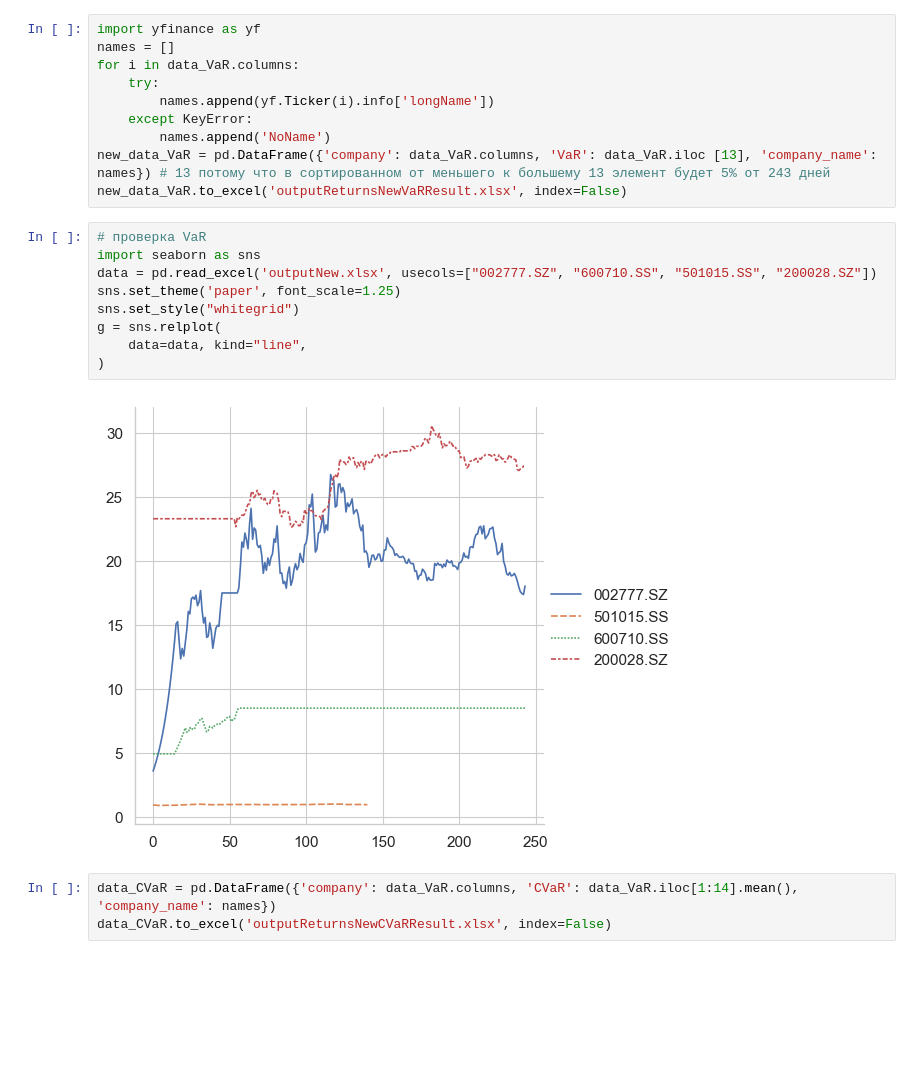
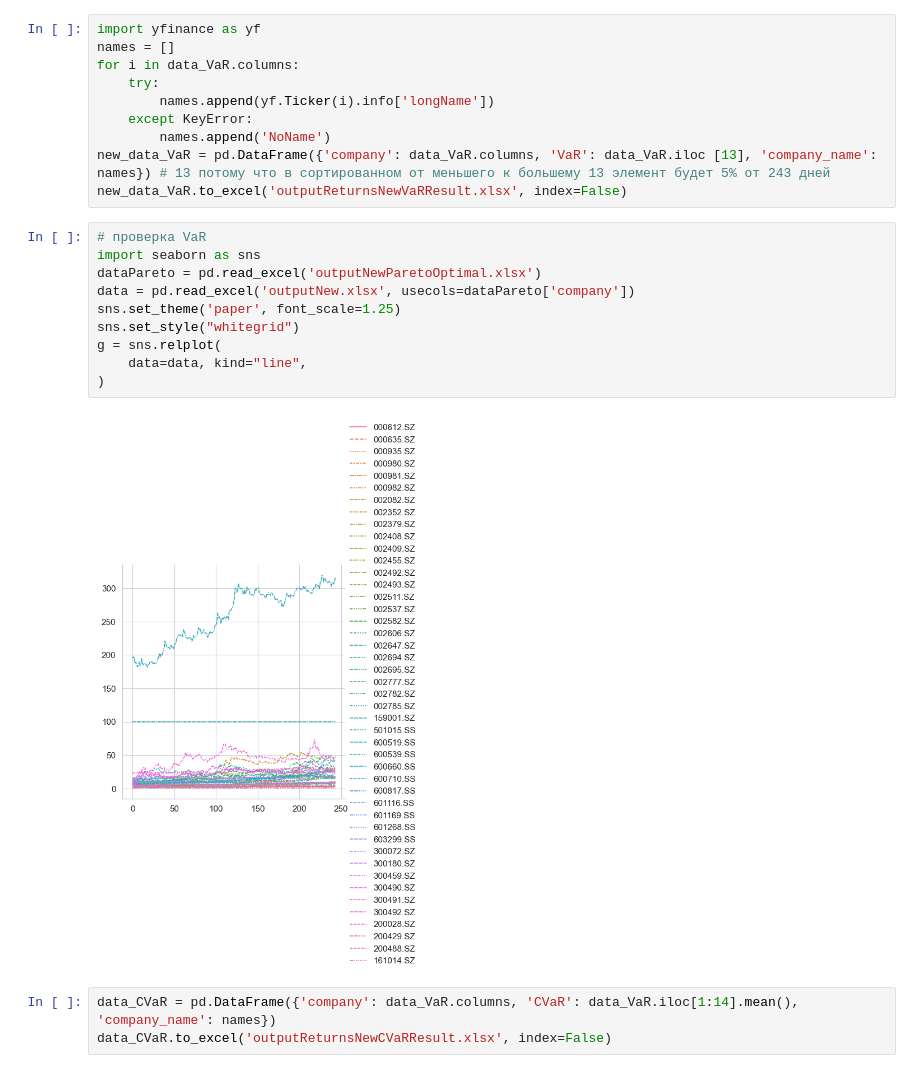
Before and after one commit to X-D-R/ChinaStockMarket, a Jupyter notebook: GetInfo.ipynb, the cells around one changed output. Saved outputs shown, nothing was run; the diff lists cells and outputs as text; blank space fills up the shorter version.

```diff
--- a/GetInfo.ipynb
+++ b/GetInfo.ipynb
@@ -87,14 +87,15 @@ new_data_VaR.to_excel('outputReturnsNewVaRResult.xlsx', index=False)
 # %%
 # проверка VaR
 import seaborn as sns
-data = pd.read_excel('outputNew.xlsx', usecols=["002777.SZ", "600710.SS", "501015.SS", "200028.SZ"])
+dataPareto = pd.read_excel('outputNewParetoOptimal.xlsx')
+data = pd.read_excel('outputNew.xlsx', usecols=dataPareto['company'])
 sns.set_theme('paper', font_scale=1.25)
 sns.set_style("whitegrid")
 g = sns.relplot(
     data=data, kind="line",
 )
 # %% [output]
-[figure, old version]
+[figure, new version]
 # %%
 data_СVaR = pd.DataFrame({'company': data_VaR.columns, 'СVaR': data_VaR.iloc[1:14].mean(), 'company_name': names})
 data_СVaR.to_excel('outputReturnsNewCVaRResult.xlsx', index=False)
```
Also changed, not shown: parts of 5 cells of this notebook, 2 other files.
